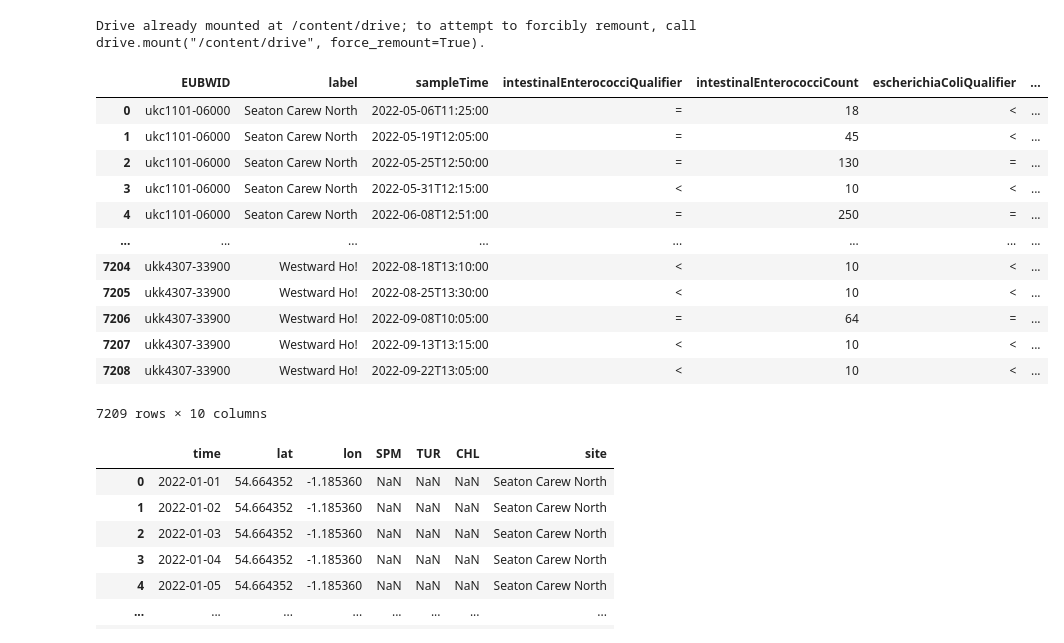
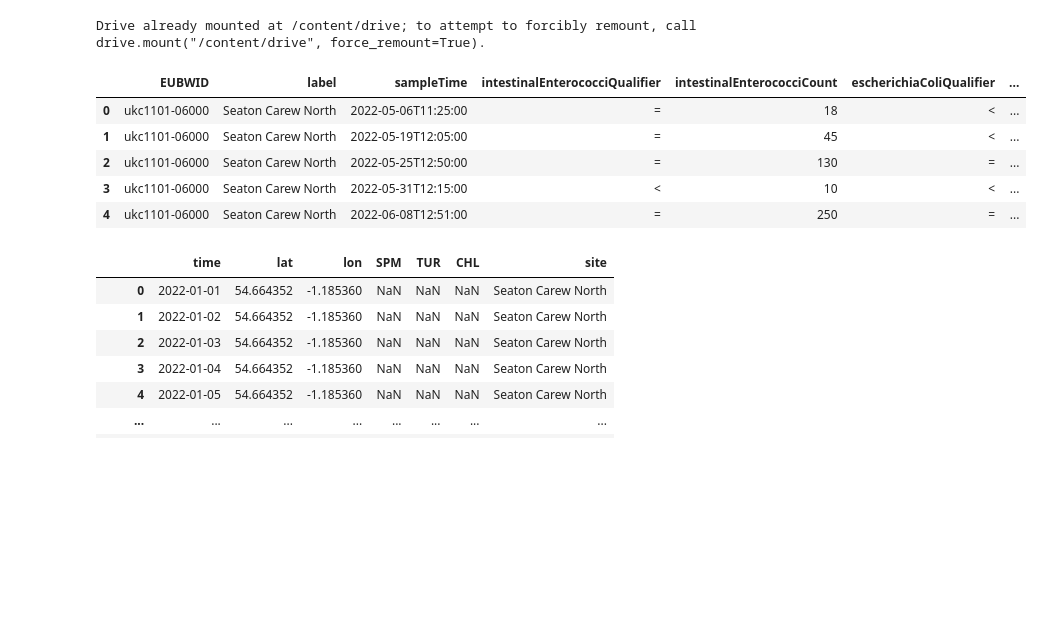
Before and after one commit to gravity948/capstone-project-sewage-pollution, a Jupyter notebook: bathing_water.ipynb, the cells around one changed output. Cells and saved outputs as stored; diff of their text form; code cells hidden in the pictures; blank space fills up the shorter version.

```diff
--- a/bathing_water.ipynb
+++ b/bathing_water.ipynb
@@ -12,20 +16,13 @@ Drive already mounted at /content/drive; to attempt to forcibly remount, call dr
 # %%
 sample = pd.read_csv('/content/drive/MyDrive/CapstoneProject/Datasets/Bathing_water_data/samples.csv')
-sample
+sample.head()
 # %% [output]
 |  | EUBWID | label | sampleTime | intestinalEnterococciQualifier | intestinalEnterococciCount | escherichiaColiQualifier | ... |
 | 0 | ukc1101-06000 | Seaton Carew North | 2022-05-06T11:25:00 | = | 18 | < | ... |
 | 1 | ukc1101-06000 | Seaton Carew North | 2022-05-19T12:05:00 | = | 45 | < | ... |
 | 2 | ukc1101-06000 | Seaton Carew North | 2022-05-25T12:50:00 | = | 130 | = | ... |
 | 3 | ukc1101-06000 | Seaton Carew North | 2022-05-31T12:15:00 | < | 10 | < | ... |
 | 4 | ukc1101-06000 | Seaton Carew North | 2022-06-08T12:51:00 | = | 250 | = | ... |
-| ... | ... | ... | ... | ... | ... | ... | ... |
-| 7204 | ukk4307-33900 | Westward Ho! | 2022-08-18T13:10:00 | < | 10 | < | ... |
-| 7205 | ukk4307-33900 | Westward Ho! | 2022-08-25T13:30:00 | < | 10 | < | ... |
-| 7206 | ukk4307-33900 | Westward Ho! | 2022-09-08T10:05:00 | = | 64 | = | ... |
-| 7207 | ukk4307-33900 | Westward Ho! | 2022-09-13T13:15:00 | < | 10 | < | ... |
-| 7208 | ukk4307-33900 | Westward Ho! | 2022-09-22T13:05:00 | < | 10 | < | ... |
-7209 rows × 10 columns
 # %%
 cope = pd.read_csv('/content/drive/MyDrive/CapstoneProject/Datasets/copernicus_data.csv')
 cope
```
Also changed, not shown: parts of 24 cells of this notebook, 1 other file.
